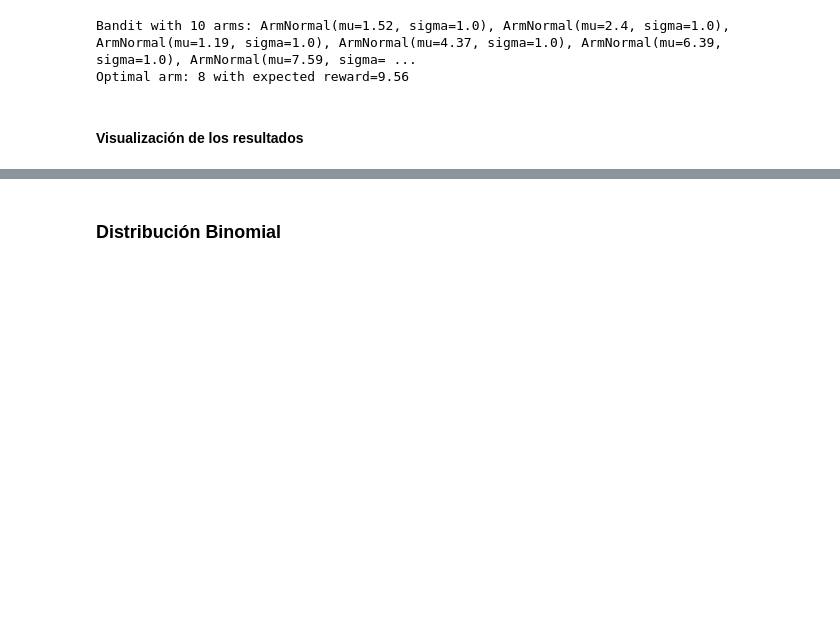
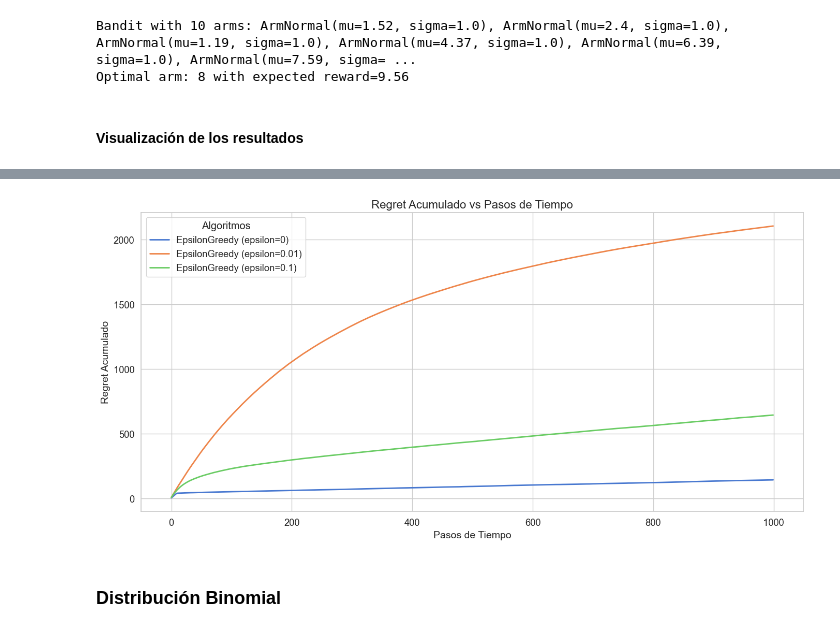
Before and after one commit to mariiam36/EML_MontesinosOlivaOuardi, a Jupyter notebook: k_brazos/bandit_experiment_epsilon_greedy.ipynb, the cells around one changed output, grey strips where cells are left out. Saved outputs shown, nothing was run; the diff lists cells and outputs as text; code cells hidden in the pictures; blank space fills up the shorter version.

```diff
--- a/k_brazos/bandit_experiment_epsilon_greedy.ipynb
+++ b/k_brazos/bandit_experiment_epsilon_greedy.ipynb
@@ -114,7 +132,7 @@ print(f"Optimal arm: {optimal_arm + 1} with expected reward={bandit.get_expected
 algorithms = [EpsilonGreedy(k=k, epsilon=0), EpsilonGreedy(k=k, epsilon=0.01), EpsilonGreedy(k=k, epsilon=0.1)]
 
 # Ejecutar el experimento y obtener las recompensas promedio y promedio de las selecciones óptimas
-rewards, optimal_selections = run_experiment(bandit, algorithms, steps, runs)
+rewards, optimal_selections, regret_accumulated = run_experiment(bandit, algorithms, steps, runs)
 # %% [output]
 Bandit with 10 arms: ArmNormal(mu=1.52, sigma=1.0), ArmNormal(mu=2.4, sigma=1.0), ArmNormal(mu=1.19, sigma=1.0), ArmNormal(mu=4.37, sigma=1.0), ArmNormal(mu=6.39, sigma=1.0), ArmNormal(mu=7.59, sigma= ...
 Optimal arm: 8 with expected reward=9.56
@@ -132,3 +150,7 @@ plot_optimal_selections(steps, optimal_selections, algorithms)
+# %%
+plot_regret(steps, regret_accumulated, algorithms)
+# %% [output]
+[figure, added]
 # %% [markdown]
 ### Distribución Binomial
 # %%
```
Also changed, not shown: parts of 10 cells of this notebook, 4 other files.
